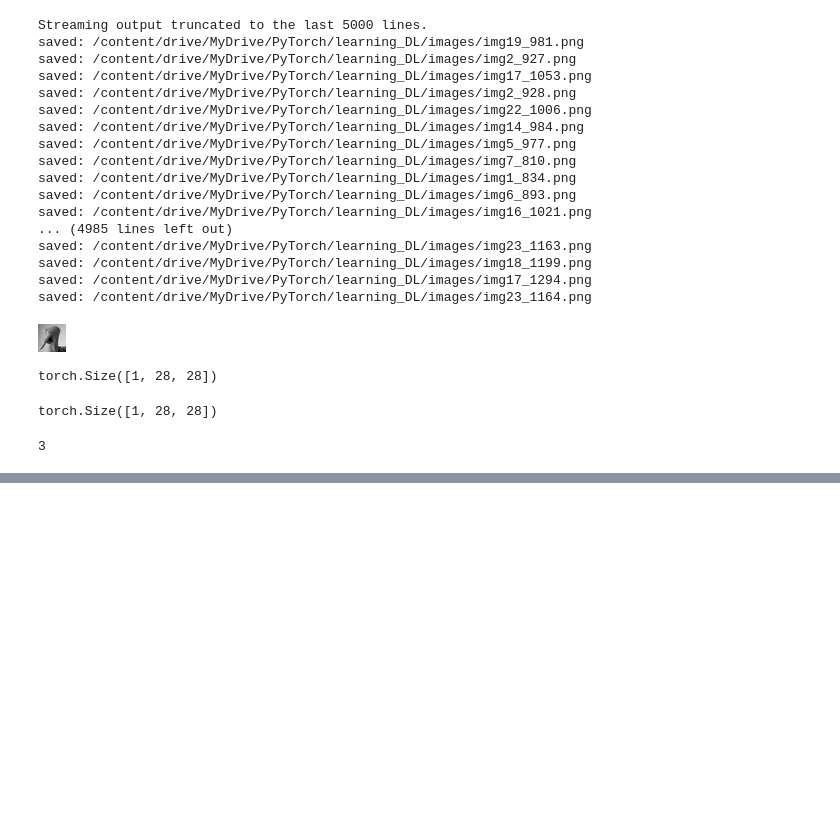
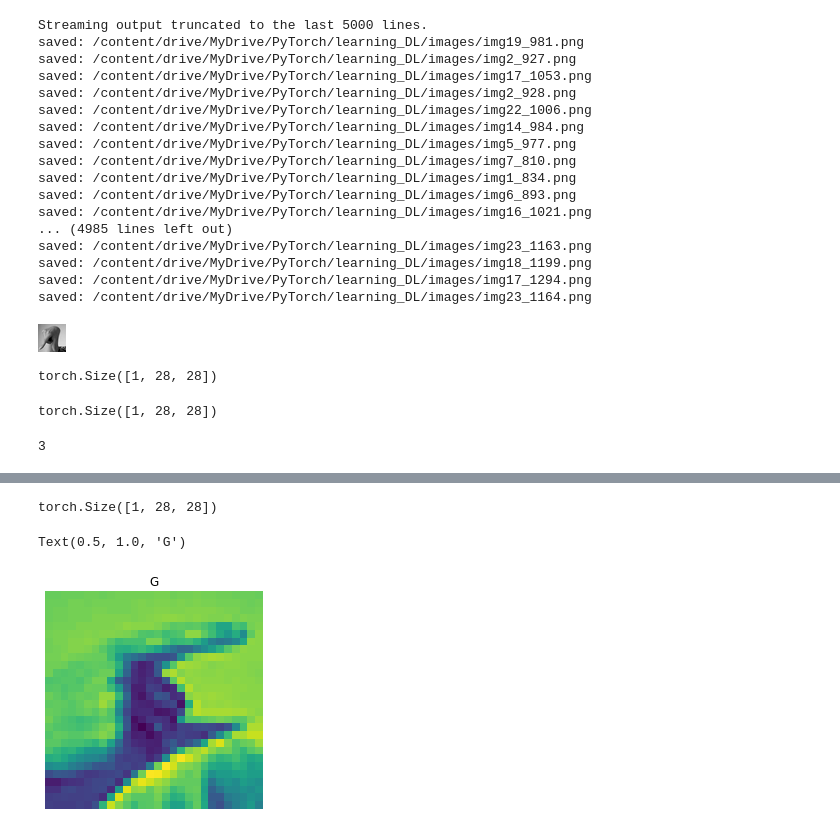
Before and after one commit to Frostbite22/learning-DL-by-doing-1, a Jupyter notebook: project.ipynb, the cells around one changed output, grey strips where cells are left out. Saved outputs shown, nothing was run; the diff lists cells and outputs as text; code cells hidden in the pictures; blank space fills up the shorter version.

Commit message:
images preprocessing to create train and test datasets from csv file

```diff
--- a/project.ipynb
+++ b/project.ipynb
@@ -122,6 +122,8 @@ img = Image.open('/content/drive/MyDrive/PyTorch/learning_DL/images/img16_28.png
 img
 # %% [output]
 [figure]
+# %%
+classes = ["A", "B", "C", "D", "E", "F", "G", "H", "I", "J", "K", "L", "M", "N", "O", "P", "Q", "R", "S", "T", "U", "V", "W", "X", "Y", "Z"]
 # %%
 image_as_array = np.asarray(img)
 t = torch.from_numpy(image_as_array)
@@ -141,0 +183,3 @@ label
+# %%
+test_df = pd.read_csv("sign_mnist_test.csv")
+test_dataset = images_preprocessing(path,"test_Images",test_df)
@@ -141,0 +204,15 @@ label
+# %%
+image_test, label_test = test_dataset[0]
+# %%
+image_test.shape
+# %% [output]
+torch.Size([1, 28, 28])
+# %%
+import matplotlib.pyplot as plt
+
+plt.imshow(image_test.permute(1,2,0))
+plt.axis(False)
+plt.title(classes[label_test])
+# %% [output]
+Text(0.5, 1.0, 'G')
+[figure, added]
```
Also changed, not shown: parts of 2 cells of this notebook.
